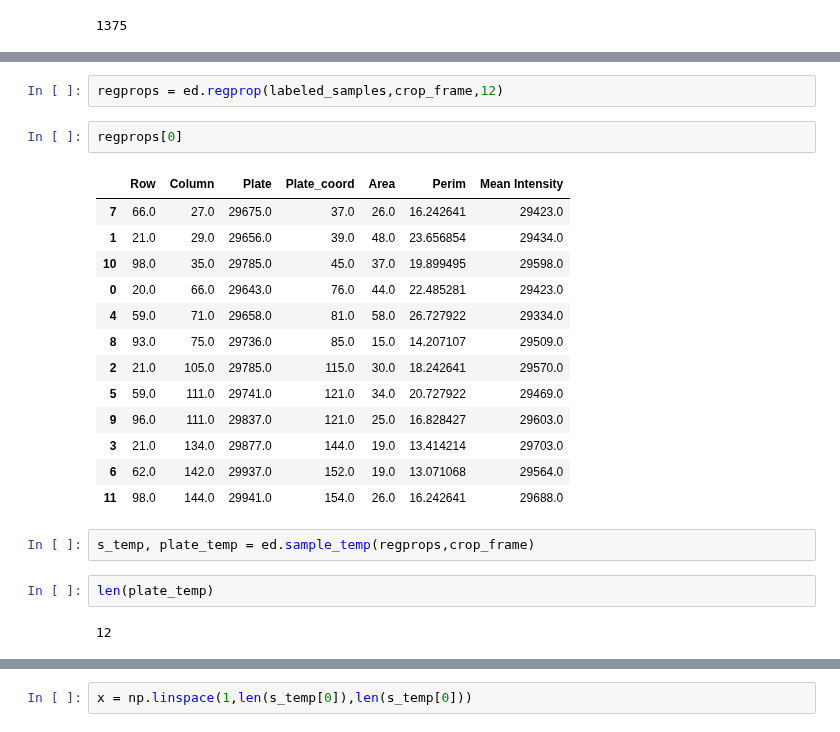
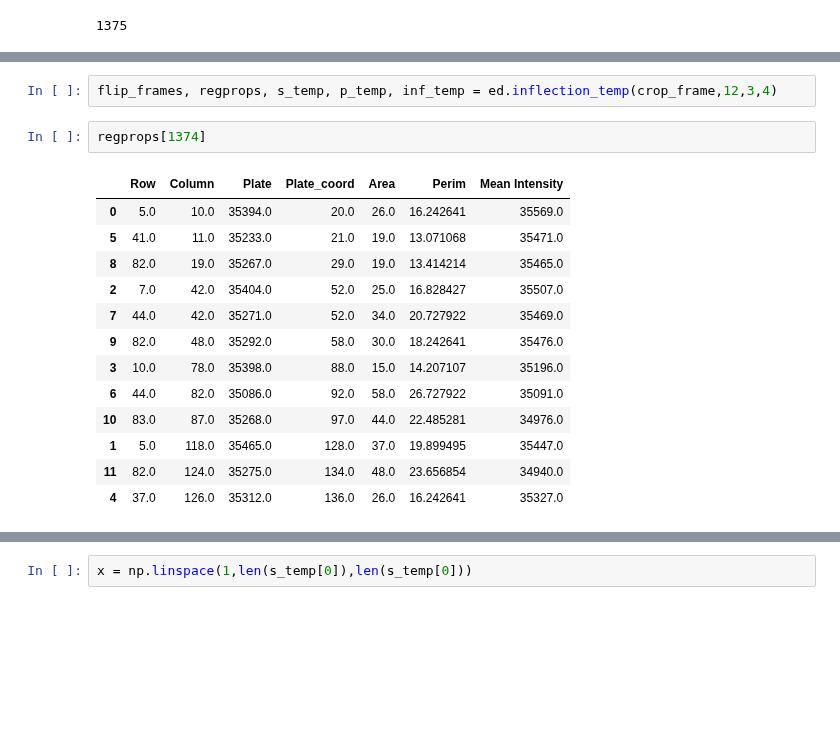
Before and after one commit to jrodguez/musical-robot, a Jupyter notebook: scripts/PPA_8_15_19.ipynb, the cells around one changed output, grey strips where cells are left out. Cells and saved outputs as stored; diff of their text form; blank space fills up the shorter version.

```diff
--- a/scripts/PPA_8_15_19.ipynb
+++ b/scripts/PPA_8_15_19.ipynb
@@ -149,24 +29,18 @@ plt.imshow(cl_samples)
-# %%
-regprops = ed.regprop(labeled_samples,crop_frame,12)
+# %%
+flip_frames, regprops, s_temp, p_temp, inf_temp = ed.inflection_temp(crop_frame,12,3,4)
 # %%
-regprops[0]
+regprops[1374]
 # %% [output]
 |  | Row | Column | Plate | Plate_coord | Area | Perim | Mean Intensity |
-| 7 | 66.0 | 27.0 | 29675.0 | 37.0 | 26.0 | 16.242641 | 29423.0 |
-| 1 | 21.0 | 29.0 | 29656.0 | 39.0 | 48.0 | 23.656854 | 29434.0 |
-| 10 | 98.0 | 35.0 | 29785.0 | 45.0 | 37.0 | 19.899495 | 29598.0 |
-| 0 | 20.0 | 66.0 | 29643.0 | 76.0 | 44.0 | 22.485281 | 29423.0 |
-| 4 | 59.0 | 71.0 | 29658.0 | 81.0 | 58.0 | 26.727922 | 29334.0 |
-| 8 | 93.0 | 75.0 | 29736.0 | 85.0 | 15.0 | 14.207107 | 29509.0 |
-| 2 | 21.0 | 105.0 | 29785.0 | 115.0 | 30.0 | 18.242641 | 29570.0 |
-| 5 | 59.0 | 111.0 | 29741.0 | 121.0 | 34.0 | 20.727922 | 29469.0 |
-| 9 | 96.0 | 111.0 | 29837.0 | 121.0 | 25.0 | 16.828427 | 29603.0 |
-| 3 | 21.0 | 134.0 | 29877.0 | 144.0 | 19.0 | 13.414214 | 29703.0 |
-| 6 | 62.0 | 142.0 | 29937.0 | 152.0 | 19.0 | 13.071068 | 29564.0 |
-| 11 | 98.0 | 144.0 | 29941.0 | 154.0 | 26.0 | 16.242641 | 29688.0 |
+| 0 | 5.0 | 10.0 | 35394.0 | 20.0 | 26.0 | 16.242641 | 35569.0 |
+| 5 | 41.0 | 11.0 | 35233.0 | 21.0 | 19.0 | 13.071068 | 35471.0 |
+| 8 | 82.0 | 19.0 | 35267.0 | 29.0 | 19.0 | 13.414214 | 35465.0 |
+| 2 | 7.0 | 42.0 | 35404.0 | 52.0 | 25.0 | 16.828427 | 35507.0 |
+| 7 | 44.0 | 42.0 | 35271.0 | 52.0 | 34.0 | 20.727922 | 35469.0 |
+| 9 | 82.0 | 48.0 | 35292.0 | 58.0 | 30.0 | 18.242641 | 35476.0 |
+| 3 | 10.0 | 78.0 | 35398.0 | 88.0 | 15.0 | 14.207107 | 35196.0 |
+| 6 | 44.0 | 82.0 | 35086.0 | 92.0 | 58.0 | 26.727922 | 35091.0 |
+| 10 | 83.0 | 87.0 | 35268.0 | 97.0 | 44.0 | 22.485281 | 34976.0 |
+| 1 | 5.0 | 118.0 | 35465.0 | 128.0 | 37.0 | 19.899495 | 35447.0 |
+| 11 | 82.0 | 124.0 | 35275.0 | 134.0 | 48.0 | 23.656854 | 34940.0 |
+| 4 | 37.0 | 126.0 | 35312.0 | 136.0 | 26.0 | 16.242641 | 35327.0 |
-# %%
-s_temp, plate_temp = ed.sample_temp(regprops,crop_frame)
-# %%
-len(plate_temp)
-# %% [output]
-12
```
Also changed, not shown: parts of 21 cells of this notebook, 5 other files.
